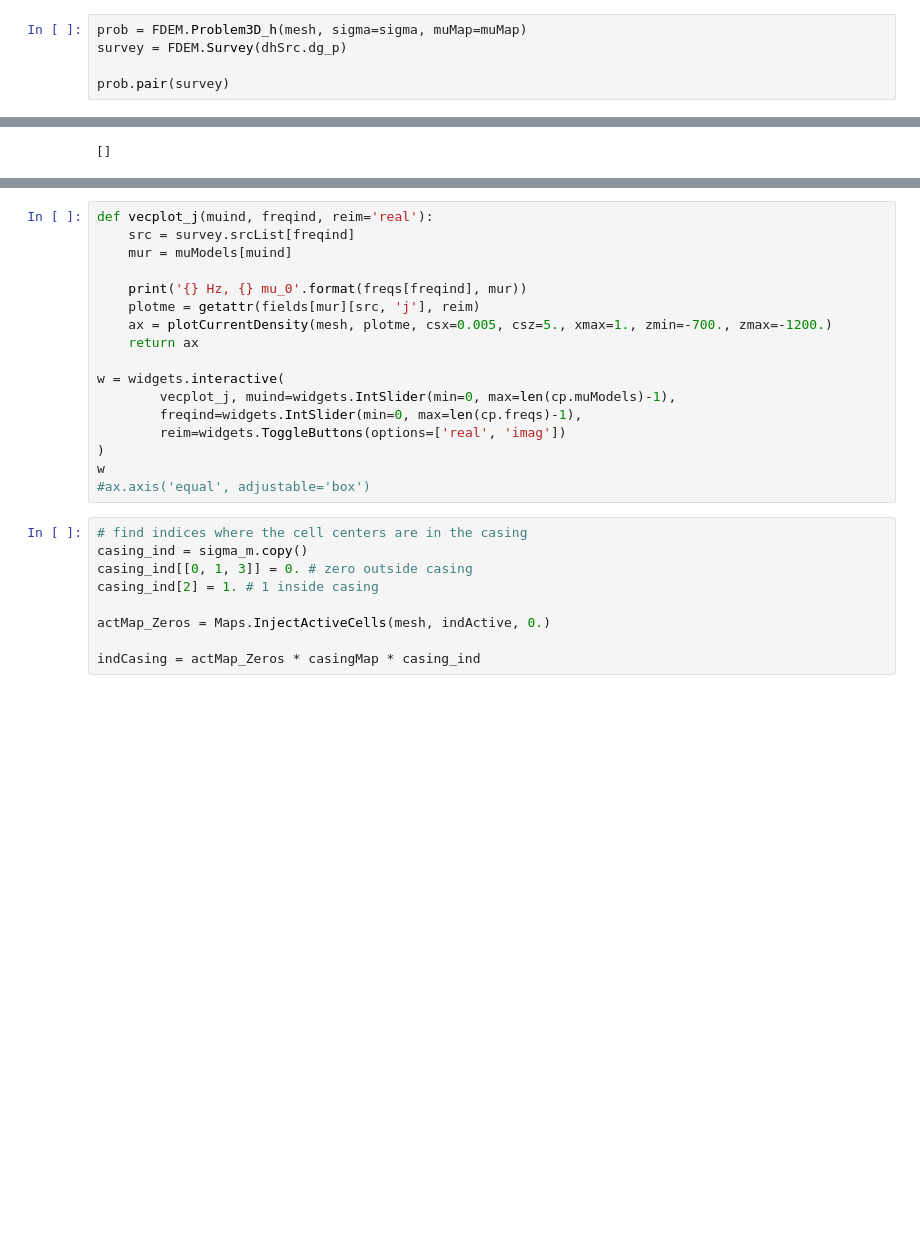
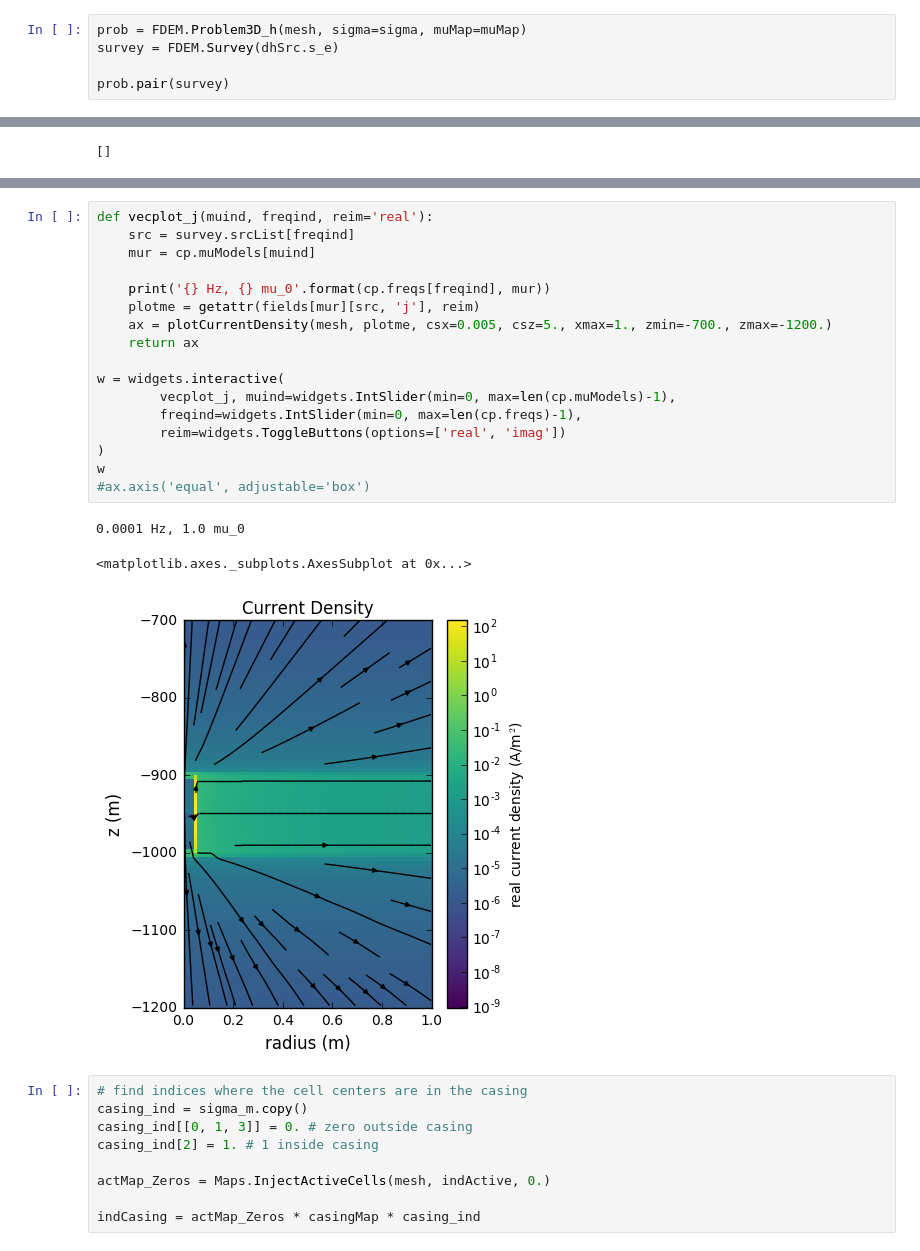
Before and after one commit to simpeg-research/casingSimulations, a Jupyter notebook: CasingStump.ipynb, the cells around one changed output, grey strips where cells are left out. Drawn from its saved outputs; the diff is of its cells as text; blank space fills up the shorter version.

```diff
--- a/CasingStump.ipynb
+++ b/CasingStump.ipynb
@@ -194,7 +165,7 @@ fig.savefig('{}/{}'.format(directory, 'SourceOnMesh.png'))
 # Problem and Survey
 # %%
 prob = FDEM.Problem3D_h(mesh, sigma=sigma, muMap=muMap)
-survey = FDEM.Survey(dhSrc.dg_p)
+survey = FDEM.Survey(dhSrc.s_e)
 
 prob.pair(survey)
 # %%
@@ -242,20 +222,24 @@ solving mu = 1mu_0
 # %%
 def vecplot_j(muind, freqind, reim='real'):
     src = survey.srcList[freqind]
-    mur = muModels[muind]
+    mur = cp.muModels[muind]
 
-    print('{} Hz, {} mu_0'.format(freqs[freqind], mur))
+    print('{} Hz, {} mu_0'.format(cp.freqs[freqind], mur))
     plotme = getattr(fields[mur][src, 'j'], reim)
     ax = plotCurrentDensity(mesh, plotme, csx=0.005, csz=5., xmax=1., zmin=-700., zmax=-1200.)
     return ax
 
 w = widgets.interactive(
         vecplot_j, muind=widgets.IntSlider(min=0, max=len(cp.muModels)-1),
         freqind=widgets.IntSlider(min=0, max=len(cp.freqs)-1),
         reim=widgets.ToggleButtons(options=['real', 'imag'])
 )
 w
 #ax.axis('equal', adjustable='box')
+# %% [output]
+0.0001 Hz, 1.0 mu_0
+<matplotlib.axes._subplots.AxesSubplot at 0x...>
+[figure, added]
 # %%
 # find indices where the cell centers are in the casing
 casing_ind = sigma_m.copy()
```
Also changed, not shown: parts of 18 cells of this notebook, 5 other files.
